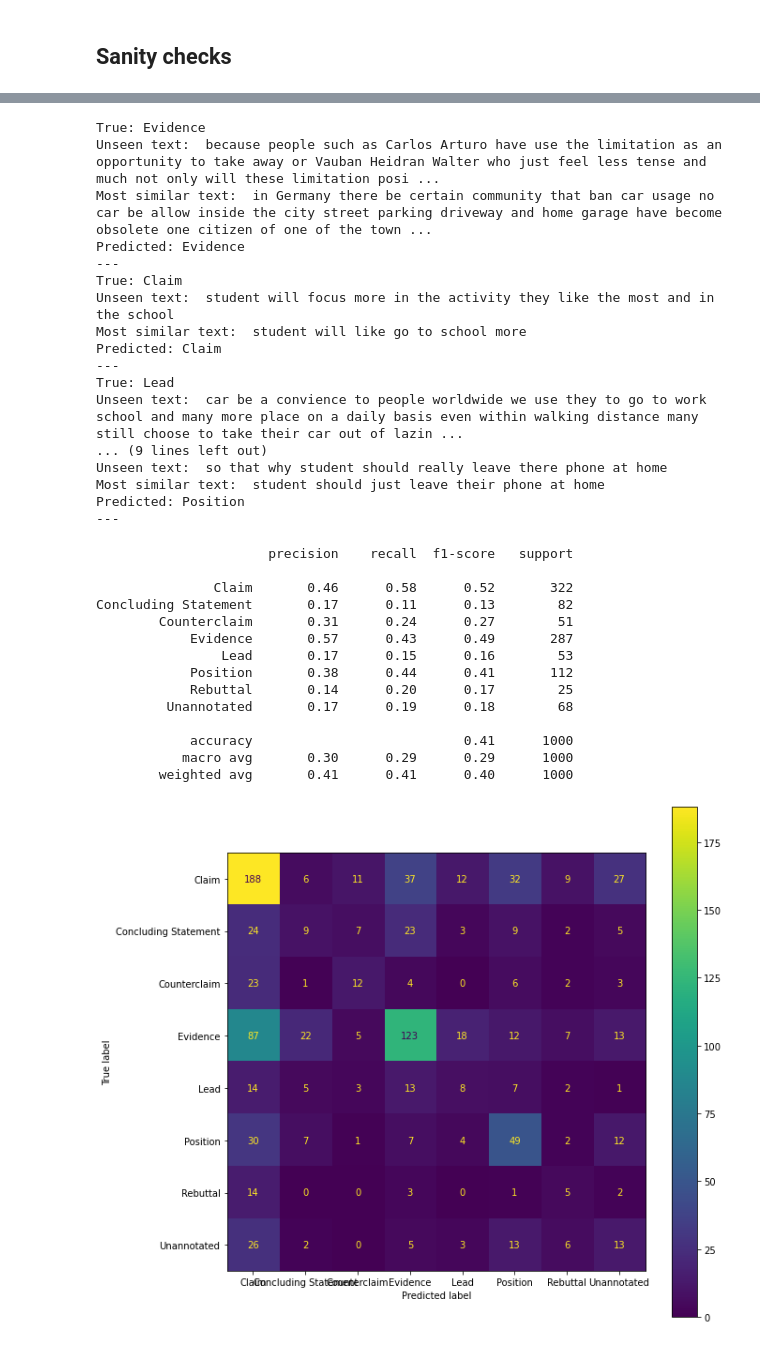
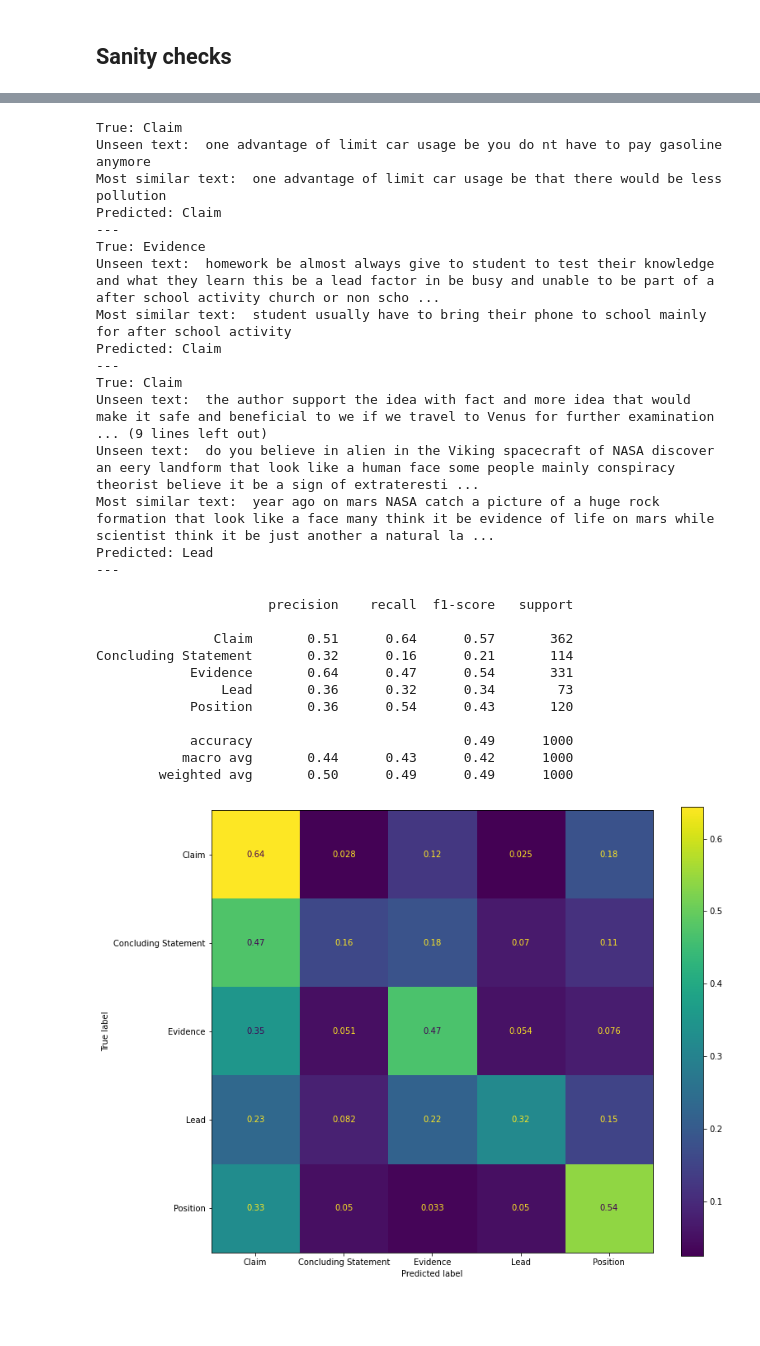
Before and after one commit to langdonholmes/persuade_doc2vec, a Jupyter notebook: doc2vec.ipynb, the cells around one changed output, grey strips where cells are left out. Saved outputs shown, nothing was run; the diff lists cells and outputs as text; code cells hidden in the pictures; blank space fills up the shorter version.

Commit message:
Attempt at reducing number of class labels

```diff
--- a/doc2vec.ipynb
+++ b/doc2vec.ipynb
@@ -191,5 +136,5 @@ Now removing anything with 5 or fewer words. This costs about 100,000 words and
 # %%
-elements = discourse_types[discourse_types['text'].apply(len) > 5]
+elements = discourse_types[discourse_types['text'].apply(len) >= 5]
 display(sum(discourse_types['text'].apply(len)))
 display(sum(elements['text'].apply(len)))
 display(elements)
@@ -211,0 +157,14 @@ display(elements)
+# %%
+# Looking at the counts, I want to try a simple paring procedure first
+# Nervous to combine counterclaim with claim and rebuttal with evidence
+# Polarity likely to be different -- could incur strange results
+# For now, just remove unannotated, counterclaim, rebuttal.
+
+excluded_labels = '|'.join(['Unannotated',
+                           'Counterclaim',
+                           'Rebuttal'])
+print('\nPared dataset:')
+test = (elements[~elements['discourse_type'].str.match(excluded_labels)])
+print(test['discourse_type'].value_counts())
+elements = test
+display(elements)
@@ -375,20 +314,20 @@ x, y = diagnosticator(X_test=X_test[:5],
                       y_train=y_train,
                       debug=True)
 # %% [output]
+True: Claim
+Unseen text:  one advantage of limit car usage be you do nt have to pay gasoline anymore
+Most similar text:  one advantage of limit car usage be that there would be less pollution
+Predicted: Claim
+---
 True: Evidence
-Unseen text:  because people such as Carlos Arturo have use the limitation as an opportunity to take away or Vauban Heidran Walter who just feel less tense and much not only will these limitation posi ...
-Most similar text:  in Germany there be certain community that ban car usage no car be allow inside the city street parking driveway and home garage have become obsolete one citizen of one of the town ...
-Predicted: Evidence
+Unseen text:  homework be almost always give to student to test their knowledge and what they learn this be a lead factor in be busy and unable to be part of a after school activity church or non scho ...
+Most similar text:  student usually have to bring their phone to school mainly for after school activity
+Predicted: Claim
 ---
 True: Claim
-Unseen text:  student will focus more in the activity they like the most and in the school
-Most similar text:  student will like go to school more
-Predicted: Claim
+Unseen text:  the author support the idea with fact and more idea that would make it safe and beneficial to we if we travel to Venus for further examination
+... (9 lines left out)
+Unseen text:  do you believe in alien in the Viking spacecraft of NASA discover an eery landform that look like a human face some people mainly conspiracy theorist believe it be a sign of extrateresti ...
+Most similar text:  year ago on mars NASA catch a picture of a huge rock formation that look like a face many think it be evidence of life on mars while scientist think it be just another a natural la ...
+Predicted: Lead
 ---
-True: Lead
-Unseen text:  car be a convience to people worldwide we use they to go to work school and many more place on a daily basis even within walking distance many still choose to take their car out of lazin ...
-... (9 lines left out)
-Unseen text:  so that why student should really leave there phone at home
-Most similar text:  student should just leave their phone at home
-Predicted: Position
----
@@ -421,29 +339,26 @@ y_true, y_pred = diagnosticator(X_test=X_test[:1000],
 # %%
 from sklearn.neighbors import KNeighborsClassifier
 from sklearn.svm import LinearSVC, NuSVC
 from sklearn.ensemble import RandomForestClassifier, AdaBoostClassifier, GradientBoostingClassifier
 from sklearn.naive_bayes import GaussianNB
 from sklearn.discriminant_analysis import LinearDiscriminantAnalysis
 from sklearn.discriminant_analysis import QuadraticDiscriminantAnalysis
 from sklearn.metrics import ConfusionMatrixDisplay, classification_report
 
 print(classification_report(y_true, y_pred))
-plt.rcParams["figure.figsize"] = (17,15)
-ConfusionMatrixDisplay.from_predictions(y_true, y_pred)
+plt.rcParams["figure.figsize"] = (12,10)
+ConfusionMatrixDisplay.from_predictions(y_true, y_pred, normalize='true')
 plt.show()
 # %% [output]
                       precision    recall  f1-score   support
 
-               Claim       0.46      0.58      0.52       322
-Concluding Statement       0.17      0.11      0.13        82
-        Counterclaim       0.31      0.24      0.27        51
-            Evidence       0.57      0.43      0.49       287
-                Lead       0.17      0.15      0.16        53
-            Position       0.38      0.44      0.41       112
-            Rebuttal       0.14      0.20      0.17        25
-         Unannotated       0.17      0.19      0.18        68
+               Claim       0.51      0.64      0.57       362
+Concluding Statement       0.32      0.16      0.21       114
+            Evidence       0.64      0.47      0.54       331
+                Lead       0.36      0.32      0.34        73
+            Position       0.36      0.54      0.43       120
 
-            accuracy                           0.41      1000
-           macro avg       0.30      0.29      0.29      1000
-        weighted avg       0.41      0.41      0.40      1000
+            accuracy                           0.49      1000
+           macro avg       0.44      0.43      0.42      1000
+        weighted avg       0.50      0.49      0.49      1000
-[figure, old version]
+[figure, new version]
```
Also changed, not shown: parts of 20 cells of this notebook.
